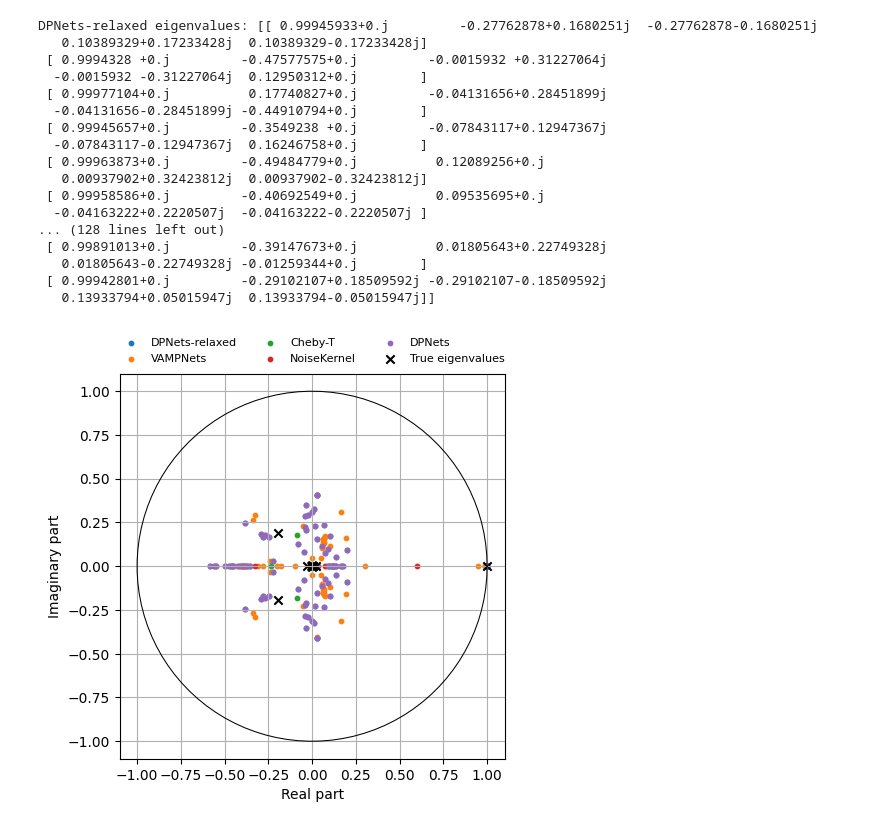
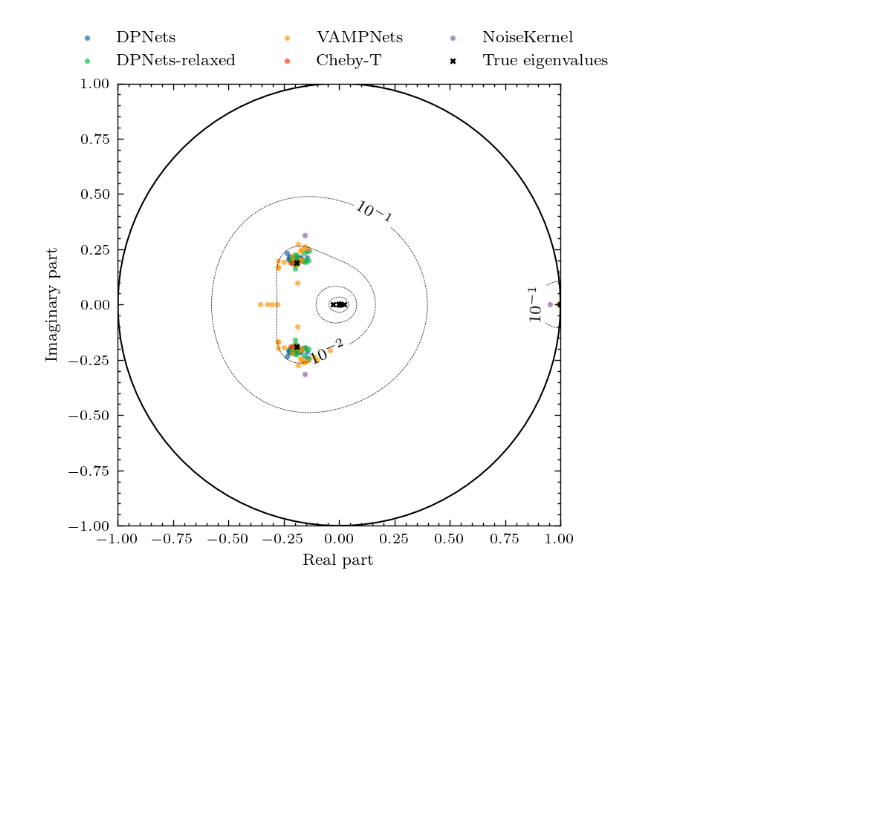
Before and after one commit to pietronvll/DPNets, a Jupyter notebook: logistic_map/figures.ipynb, the cells around one changed output. Cells and saved outputs as stored; diff of their text form; code cells hidden in the pictures; blank space fills up the shorter version.

```diff
--- a/logistic_map/figures.ipynb
+++ b/logistic_map/figures.ipynb
@@ -126,40 +199,33 @@ ax.legend(frameon=False)
 # %%
-def plot_eigs(reports, feature_dim):
-    fig, ax = plt.subplots(figsize=(5, 5))
-    #Activate grid
-    ax.grid(True, which='both')
+def fmt_fn(level):
+    level_exp = str(int(np.round(np.log10(level), 0)))
+    return f"$10^{{{level_exp}}}$"
+def plot_eigs(reports, feature_dim, level_exps, lim = 1):
+    fig, ax = plt.subplots(figsize=(4, 4))
     #Plot unit circle
+    ax.set_xlim(-lim, lim)
+    ax.set_ylim(-lim, lim)
     theta = np.linspace(0, 2*np.pi, 100)
     ax.plot(np.cos(theta), np.sin(theta), color='k', lw=0.75)
-    for report in reports:
-        feature_dims, eigs, model_name = get_eigs(report)
-        feature_idx = np.where(feature_dims == feature_dim)[0][0]
-        eigs = eigs[feature_idx]
-        print(f"{model_name} eigenvalues: {eigs}")
-        ax.scatter(eigs.real, eigs.imag, s = 10, label = model_name)
-    ax.scatter(logistic.eig().real, logistic.eig().imag, marker='x', color='k', label = 'True eigenvalues')
+    levels = [10**i for i in level_exps]
+    contours = ax.contour(psspectra.Real, psspectra.Imag, psspectra.Vals, levels=levels, colors='k', linestyles='dashed', linewidths=0.25)
+    ax.clabel(contours, inline=1, fmt= fmt_fn, fontsize=8)
+    for model_name in model_order:
+        report = reports[model_name]
+        ftoid = np.where(report['feature_dim'] == feature_dim)[0][0]
+        eigs = report['estimator-eigenvalues'][ftoid]
+        #print(f"{model_name} eigenvalues: {eigs}")
+        ax.scatter(eigs.real, eigs.imag, s = 3, label = model_name, alpha=0.5)
+    ax.scatter(logistic.eig().real, logistic.eig().imag, s= 5, marker='x', color='k', label = 'True eigenvalues')
     ax.set_xlabel('Real part')
     ax.set_ylabel('Imaginary part')
     ax.legend(frameon=False, loc='lower center', bbox_to_anchor=(0, 1, 1, 0), ncol=3, fontsize=8)
     ax.set_aspect('equal')
+    return fig, ax
-# %%
-plot_eigs(reports, 4)
-# %% [output]
-DPNets-relaxed eigenvalues: [[ 0.99945933+0.j         -0.27762878+0.1680251j  -0.27762878-0.1680251j
-   0.10389329+0.17233428j  0.10389329-0.17233428j]
- [ 0.9994328 +0.j         -0.47577575+0.j         -0.0015932 +0.31227064j
-  -0.0015932 -0.31227064j  0.12950312+0.j        ]
- [ 0.99977104+0.j          0.17740827+0.j         -0.04131656+0.28451899j
-  -0.04131656-0.28451899j -0.44910794+0.j        ]
- [ 0.99945657+0.j         -0.3549238 +0.j         -0.07843117+0.12947367j
-  -0.07843117-0.12947367j  0.16246758+0.j        ]
- [ 0.99963873+0.j         -0.49484779+0.j          0.12089256+0.j
-   0.00937902+0.32423812j  0.00937902-0.32423812j]
- [ 0.99958586+0.j         -0.40692549+0.j          0.09535695+0.j
-  -0.04163222+0.2220507j  -0.04163222-0.2220507j ]
-... (128 lines left out)
- [ 0.99891013+0.j         -0.39147673+0.j          0.01805643+0.22749328j
-   0.01805643-0.22749328j -0.01259344+0.j        ]
- [ 0.99942801+0.j         -0.29102107+0.18509592j -0.29102107-0.18509592j
-   0.13933794+0.05015947j  0.13933794-0.05015947j]]
-[figure, removed]
+# %%
+feature_dim = 10
+fig, ax = plot_eigs(reports, feature_dim, level_exps = [-5, -4, -3, -2, -1], lim = 1)
+fig.tight_layout()
+fig.savefig(f"figures/eigs_{feature_dim}_features.png")
+# %% [output]
+[figure, added]
```
Also changed, not shown: parts of 12 cells of this notebook, 14 other files.
